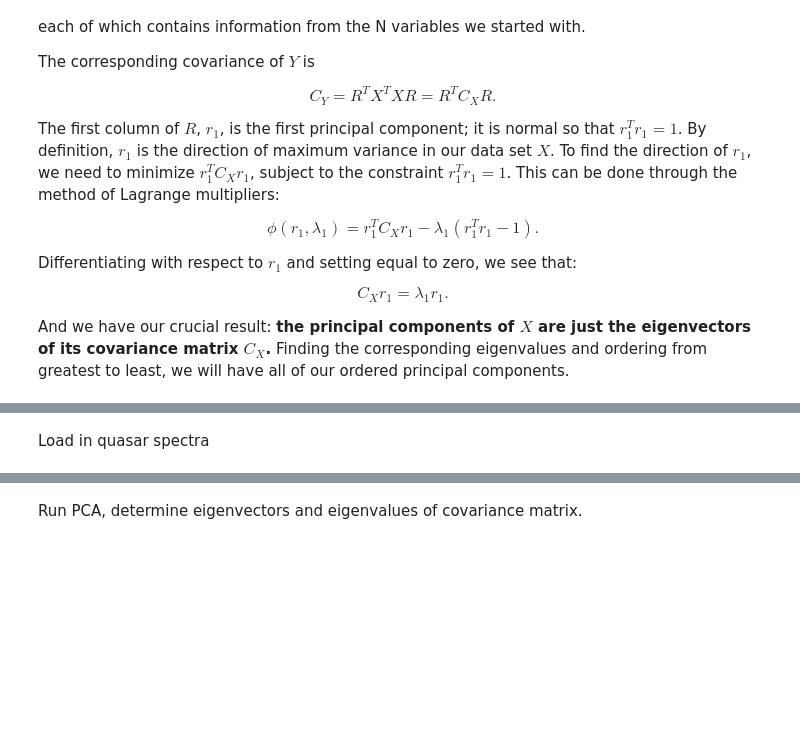
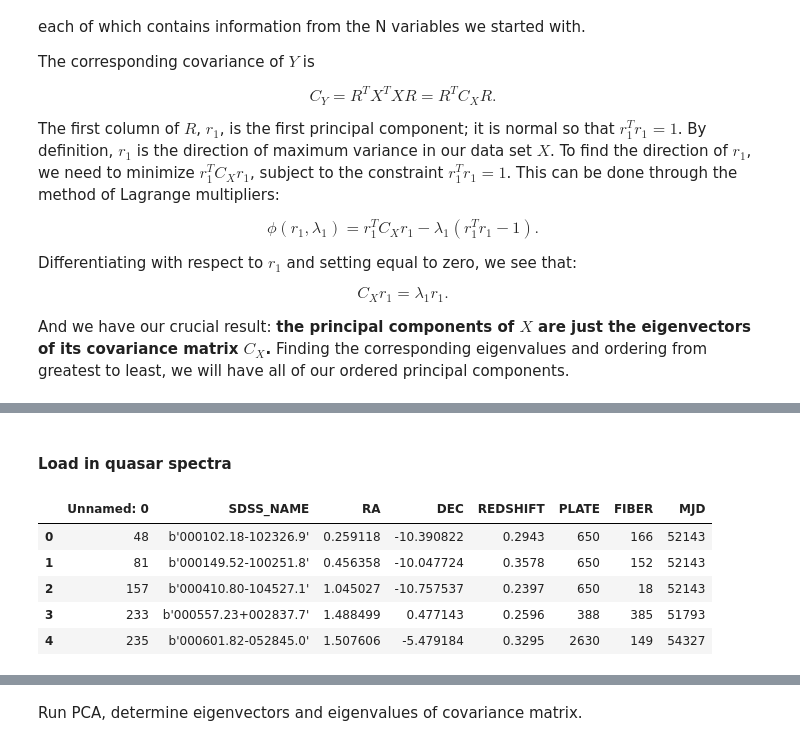
Before and after one commit to trevormccaffrey/Winter2022Classes, a Jupyter notebook: Math387_LinearAlgebra2/VideoAssignment/PCA_videoassignment.ipynb, the cells around one changed output, grey strips where cells are left out. Saved outputs shown, nothing was run; the diff lists cells and outputs as text; code cells hidden in the pictures; blank space fills up the shorter version.

```diff
--- a/Math387_LinearAlgebra2/VideoAssignment/PCA_videoassignment.ipynb
+++ b/Math387_LinearAlgebra2/VideoAssignment/PCA_videoassignment.ipynb
@@ -113,2 +136,2 @@ We can use PCA to reduce the dimensionality of these spectra, and attempt to phy
 # %% [markdown]
-Load in quasar spectra
+#### Load in quasar spectra
@@ -114,0 +144,10 @@ Load in quasar spectra
+# %%
+train = pd.read_csv("/Users/Trevor1/Desktop/git/RQQs/data/trainsample_dr7_zlt0.358.csv")
+train.head()
+# %% [output]
+|  | Unnamed: 0 | SDSS_NAME | RA | DEC | REDSHIFT | PLATE | FIBER | MJD |
+| 0 | 48 | b'000102.18-102326.9' | 0.259118 | -10.390822 | 0.2943 | 650 | 166 | 52143 |
+| 1 | 81 | b'000149.52-100251.8' | 0.456358 | -10.047724 | 0.3578 | 650 | 152 | 52143 |
+| 2 | 157 | b'000410.80-104527.1' | 1.045027 | -10.757537 | 0.2397 | 650 | 18 | 52143 |
+| 3 | 233 | b'000557.23+002837.7' | 1.488499 | 0.477143 | 0.2596 | 388 | 385 | 51793 |
+| 4 | 235 | b'000601.82-052845.0' | 1.507606 | -5.479184 | 0.3295 | 2630 | 149 | 54327 |
```
Also changed, not shown: parts of 21 cells of this notebook, 8 other files.
